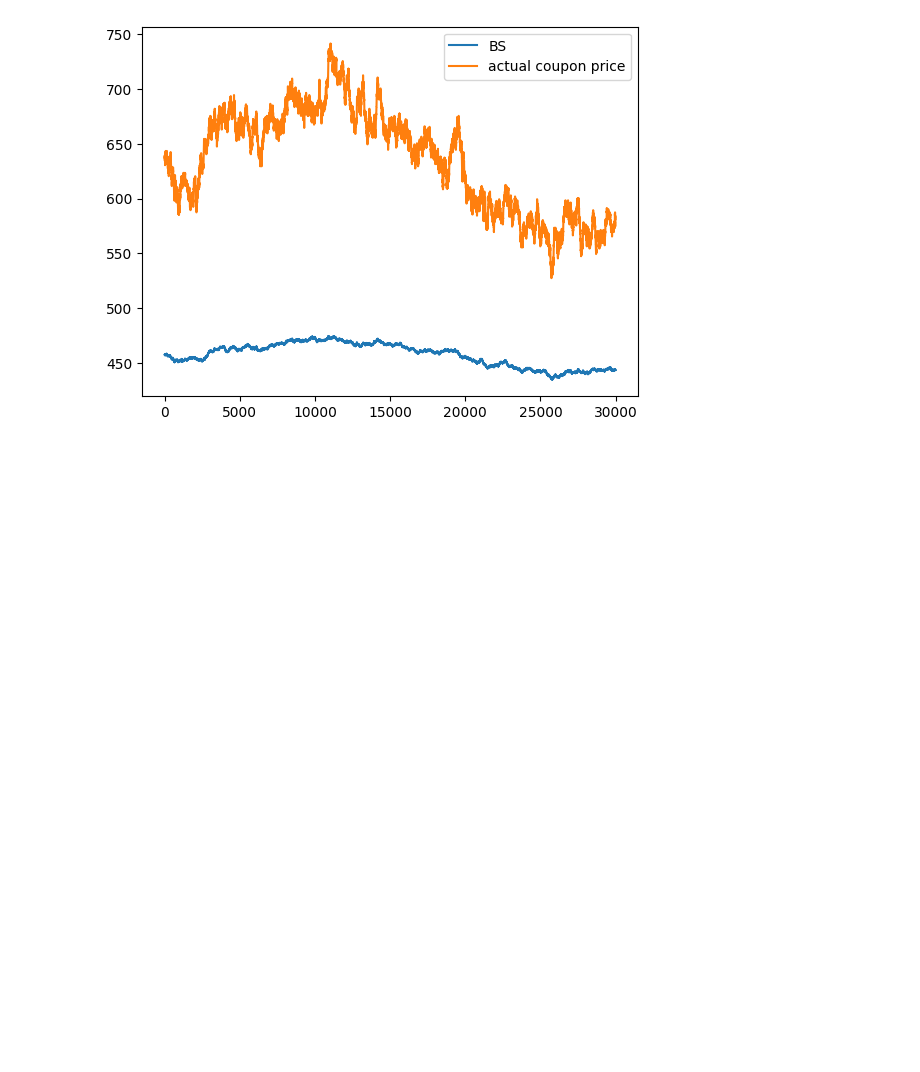
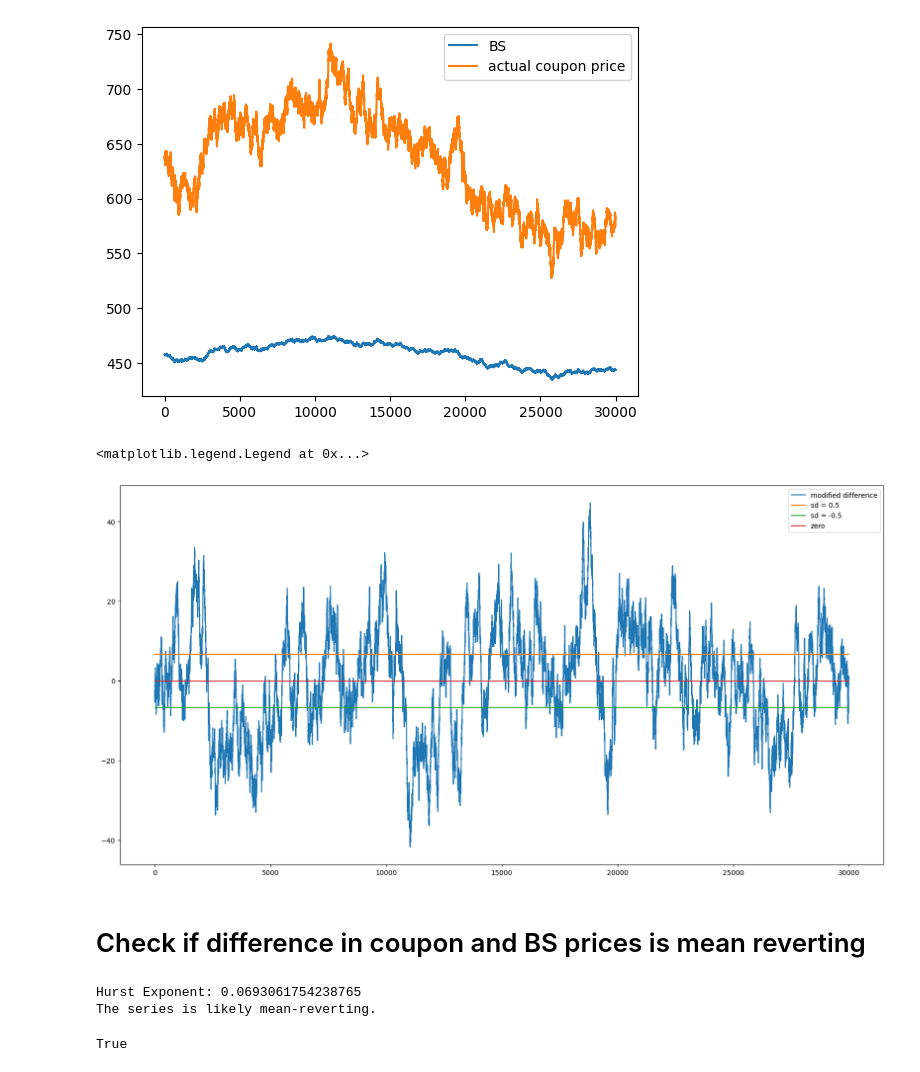
Before and after one commit to simonswe/prosperity2_traderbots, a Jupyter notebook: round4/ez_data_exploration.ipynb, the cells around one changed output. Saved outputs shown, nothing was run; the diff lists cells and outputs as text; code cells hidden in the pictures; blank space fills up the shorter version.

Commit message:
check if mean reverting

```diff
--- a/round4/ez_data_exploration.ipynb
+++ b/round4/ez_data_exploration.ipynb
@@ -295,3 +295,55 @@ plt.legend()
 [figure]
 # %%
 plt.plot(times, bs_pricing/coupon, label='BS/coupon')
+# %%
+plt.figure(figsize=(20, 10))
+plt.plot(times, predicted_coupon-coupon, label='modified difference')
+# plt.plot(times, bs_pricing-coupon, label='original BS difference')
+std = np.std(predicted_coupon-coupon)
+plt.plot(times, np.ones(len(times)) * 0.5 * std, label='sd = 0.5')
+plt.plot(times, np.ones(len(times)) * -0.5 * std, label='sd = -0.5')
+plt.plot(times, np.zeros(len(times)), label='zero')
+# plt.plot(times, coupon, label='actual coupon price')
+plt.legend()
+# %% [output]
+<matplotlib.legend.Legend at 0x...>
+[figure, added]
+# %% [markdown]
+# Check if difference in coupon and BS prices is mean reverting
+# %%
+import numpy as np
+
+def hurst_exponent(time_series):
+    """Calculate the Hurst Exponent of the time series."""
+    # Define the time range
+    tau = np.arange(1, len(time_series)//2)
+    variances = [np.var(np.subtract(time_series[lag:], time_series[:-lag])) for lag in tau]
+
+    # Regression
+    poly = np.polyfit(np.log(tau), np.log(variances), 1)
+    hurst = poly[0] / 2
+
+    return hurst
+
+def is_mean_reverting(time_series):
+    H = hurst_exponent(time_series)
+    print(f"Hurst Exponent: {H}")
+
+    if H < 0.5:
+        print("The series is likely mean-reverting.")
+        return True
+    elif H > 0.5:
+        print("The series is trending.")
+        return False
+    else:
+        print("The series is a random walk.")
+        return False
+
+# Example usage:
+# Generate some example data
+# Check if the series is mean-reverting
+is_mean_reverting(predicted_coupon-coupon)
+# %% [output]
+Hurst Exponent: 0.0693061754238765
+The series is likely mean-reverting.
+True
```
